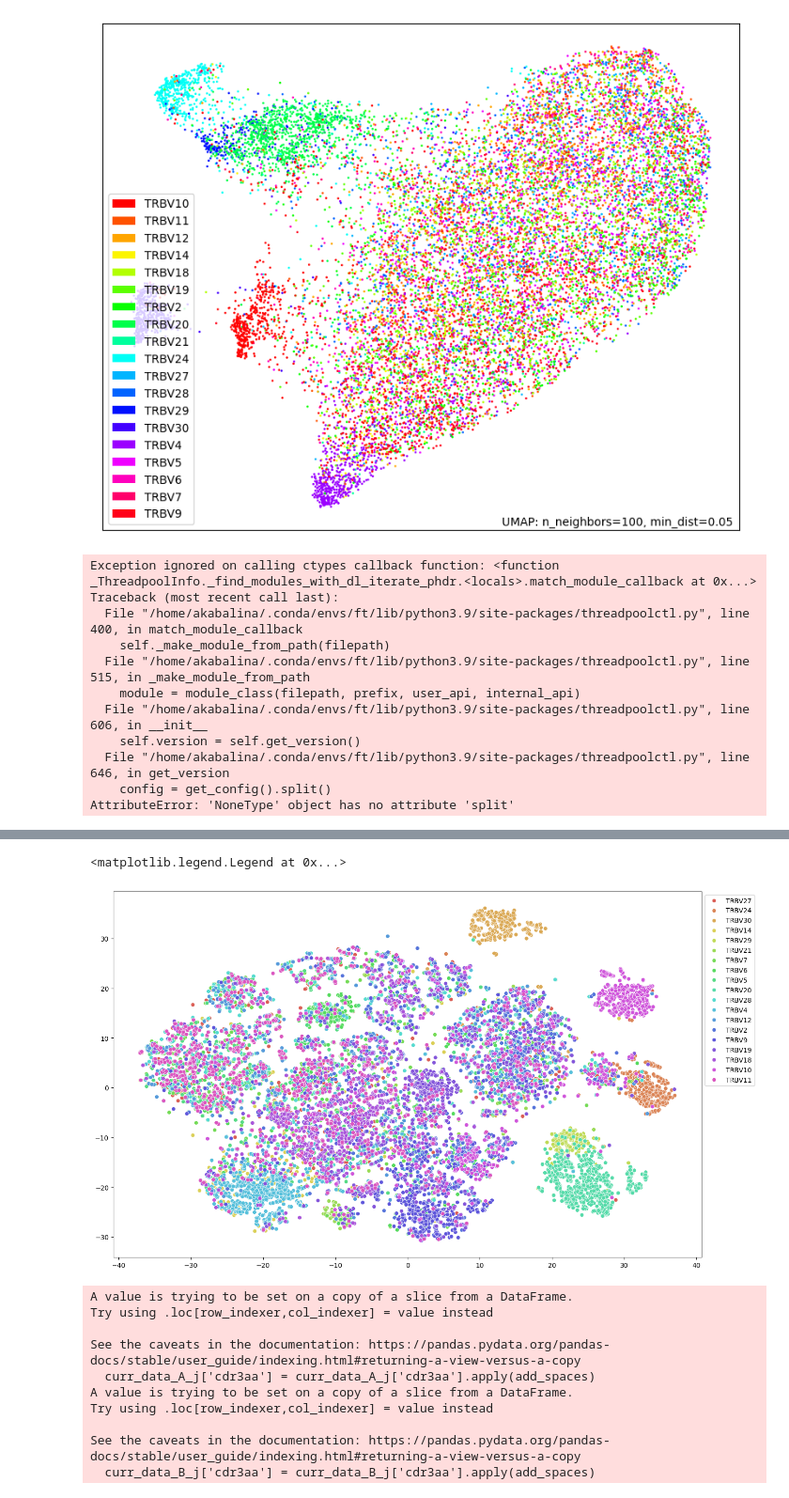
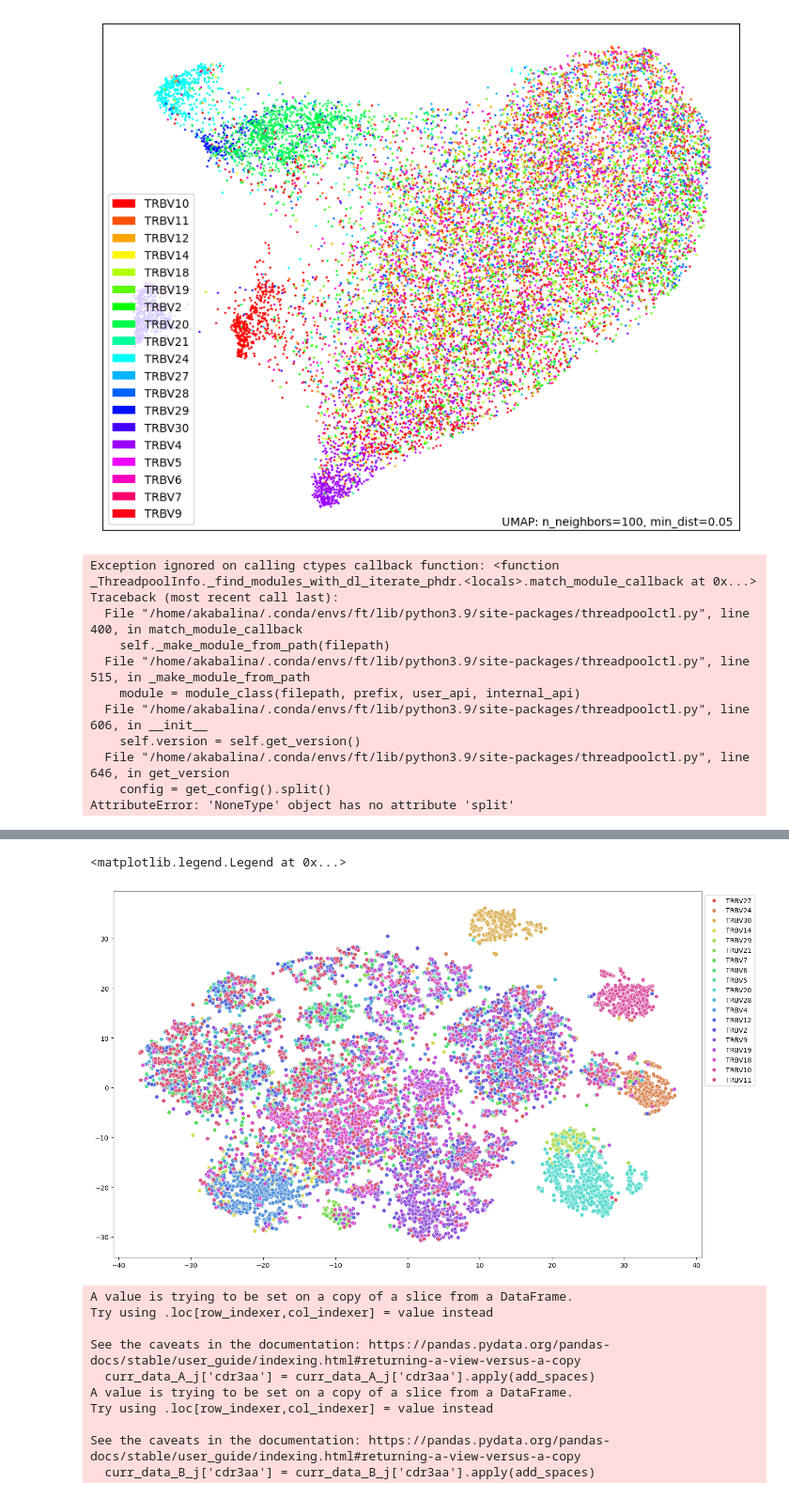
Before and after one commit to ailiskab-hub/nlp_tcr_predictor, a Jupyter notebook: Visualisation.ipynb, the cells around one changed output, grey strips where cells are left out. Shown at 94% size. Saved outputs shown, nothing was run; the diff lists cells and outputs as text; code cells hidden in the pictures.

```diff
--- a/Visualisation.ipynb
+++ b/Visualisation.ipynb
@@ -276,7 +248,7 @@ plt.figure(figsize=(16,10))
 sns.scatterplot(
     x=tsne_results[:,0], y=tsne_results[:,1],
     hue=lbls_B,
-    palette=sns.color_palette("hls", 21),
+    palette=sns.color_palette("hls", 19),
     legend="full",
     alpha=1
 )
@@ -313,6 +285,6 @@ AttributeError: 'NoneType' object has no attribute 'split'
 [t-SNE] KL divergence after 500 iterations: 2.146007
 <matplotlib.legend.Legend at 0x...>
-[figure, old version]
+[figure, new version]
 # %%
 # j genes
 # %%
```
Also changed, not shown: parts of 4 cells of this notebook.
